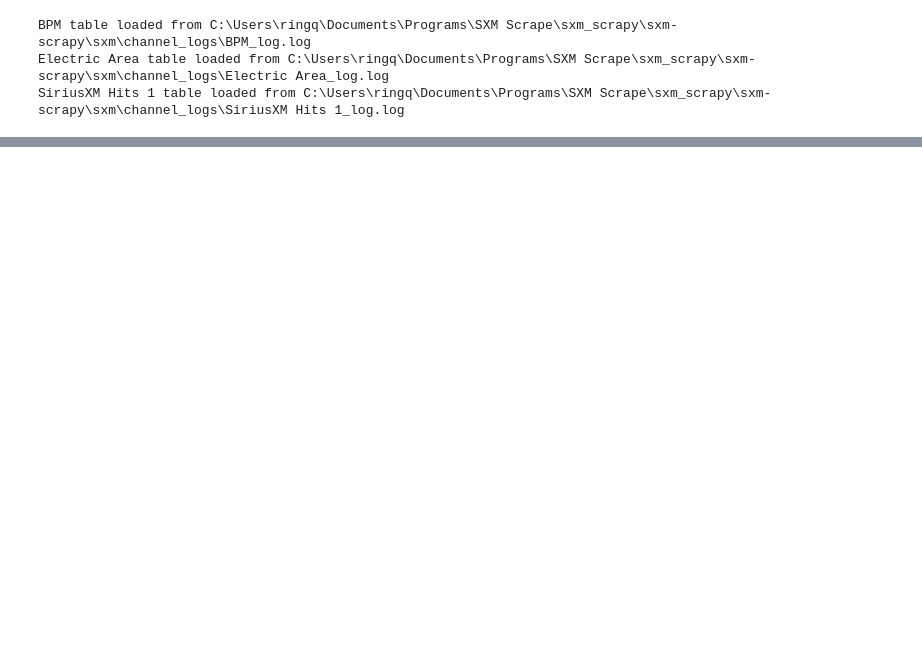
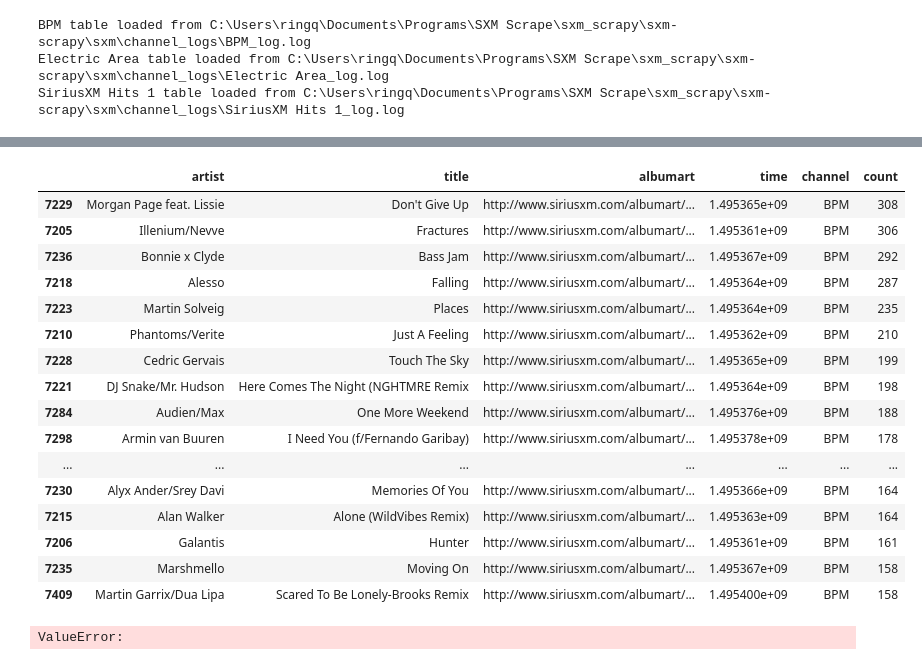
Before and after one commit to gustavoholst/sxm-scrapy, a Jupyter notebook: sxm/sxm_analysis.ipynb, the cells around one changed output, grey strips where cells are left out. Cells and saved outputs as stored; diff of their text form; code cells hidden in the pictures; blank space fills up the shorter version.

```diff
--- a/sxm/sxm_analysis.ipynb
+++ b/sxm/sxm_analysis.ipynb
@@ -53,7 +65,25 @@ def get_top(channel,n,t_start,t_stop):
     sorted_data = subdata.drop_duplicates('title').sort_values('count',ascending = 0)
     return sorted_data.iloc[range(0,n)]
 # %%
-#get_top('BPM',20,1495333918.914473,1496384018.8914473)
+get_top('BPM',20,1495333918.914473,1496384018.8914473)
+# %% [output]
+|  | artist | title | albumart | time | channel | count |
+| 7229 | Morgan Page feat. Lissie | Don't Give Up | http://www.siriusxm.com/albumart/... | 1.495365e+09 | BPM | 308 |
+| 7205 | Illenium/Nevve | Fractures | http://www.siriusxm.com/albumart/... | 1.495361e+09 | BPM | 306 |
+| 7236 | Bonnie x Clyde | Bass Jam | http://www.siriusxm.com/albumart/... | 1.495367e+09 | BPM | 292 |
+| 7218 | Alesso | Falling | http://www.siriusxm.com/albumart/... | 1.495364e+09 | BPM | 287 |
+| 7223 | Martin Solveig | Places | http://www.siriusxm.com/albumart/... | 1.495364e+09 | BPM | 235 |
+| 7210 | Phantoms/Verite | Just A Feeling | http://www.siriusxm.com/albumart/... | 1.495362e+09 | BPM | 210 |
+| 7228 | Cedric Gervais | Touch The Sky | http://www.siriusxm.com/albumart/... | 1.495365e+09 | BPM | 199 |
+| 7221 | DJ Snake/Mr. Hudson | Here Comes The Night (NGHTMRE Remix | http://www.siriusxm.com/albumart/... | 1.495364e+09 | BPM | 198 |
+| 7284 | Audien/Max | One More Weekend | http://www.siriusxm.com/albumart/... | 1.495376e+09 | BPM | 188 |
+| 7298 | Armin van Buuren | I Need You (f/Fernando Garibay) | http://www.siriusxm.com/albumart/... | 1.495378e+09 | BPM | 178 |
+| ... | ... | ... | ... | ... | ... | ... |
+| 7230 | Alyx Ander/Srey Davi | Memories Of You | http://www.siriusxm.com/albumart/... | 1.495366e+09 | BPM | 164 |
+| 7215 | Alan Walker | Alone (WildVibes Remix) | http://www.siriusxm.com/albumart/... | 1.495363e+09 | BPM | 164 |
+| 7206 | Galantis | Hunter | http://www.siriusxm.com/albumart/... | 1.495361e+09 | BPM | 161 |
+| 7235 | Marshmello | Moving On | http://www.siriusxm.com/albumart/... | 1.495367e+09 | BPM | 158 |
+| 7409 | Martin Garrix/Dua Lipa | Scared To Be Lonely-Brooks Remix | http://www.siriusxm.com/albumart/... | 1.495400e+09 | BPM | 158 |
 # %%
 def get_new(channel,n):
     """Get 'n' newest songs from 'channel'
@@ -65,4 +95,6 @@ def get_new(channel,n):
     sorted_data = subdata.sort_values('time',ascending = 0)
     return sorted_data.iloc[range(0,n)]
 # %%
-#get_new('BPM',10)
+get_new('BPM',10)
+# %% [output]
+ValueError:
```
Also changed, not shown: parts of 5 cells of this notebook, 3 other files.
